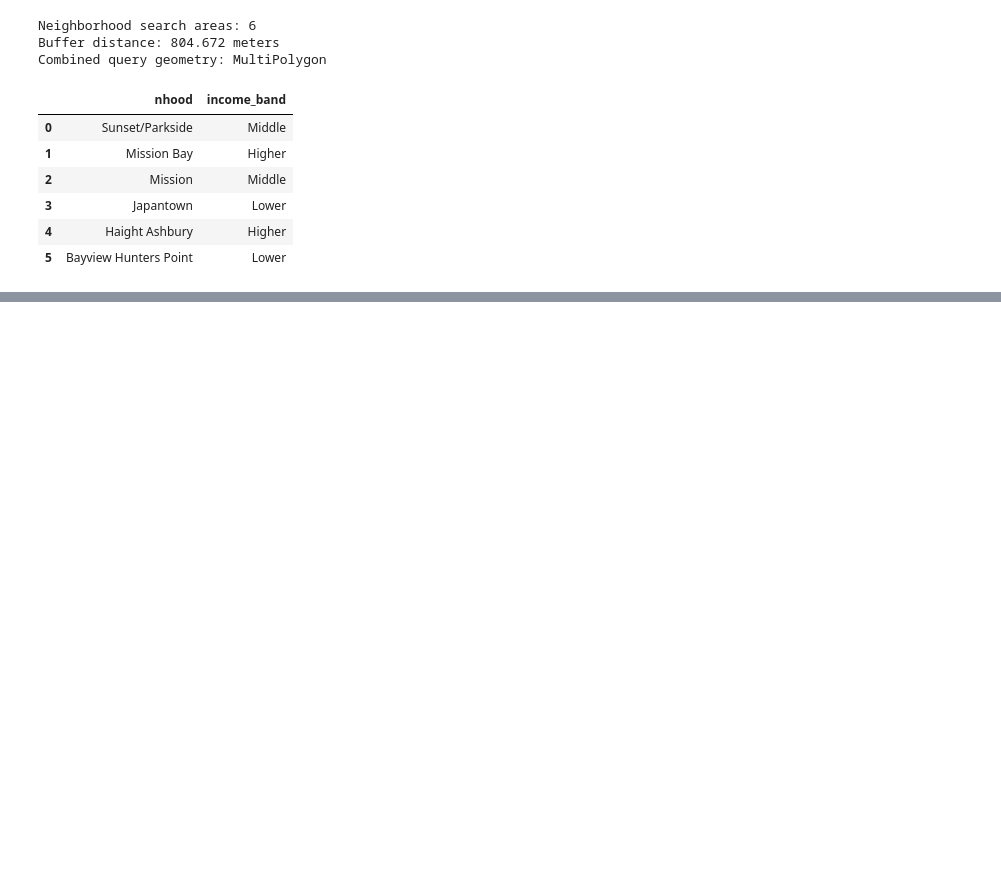
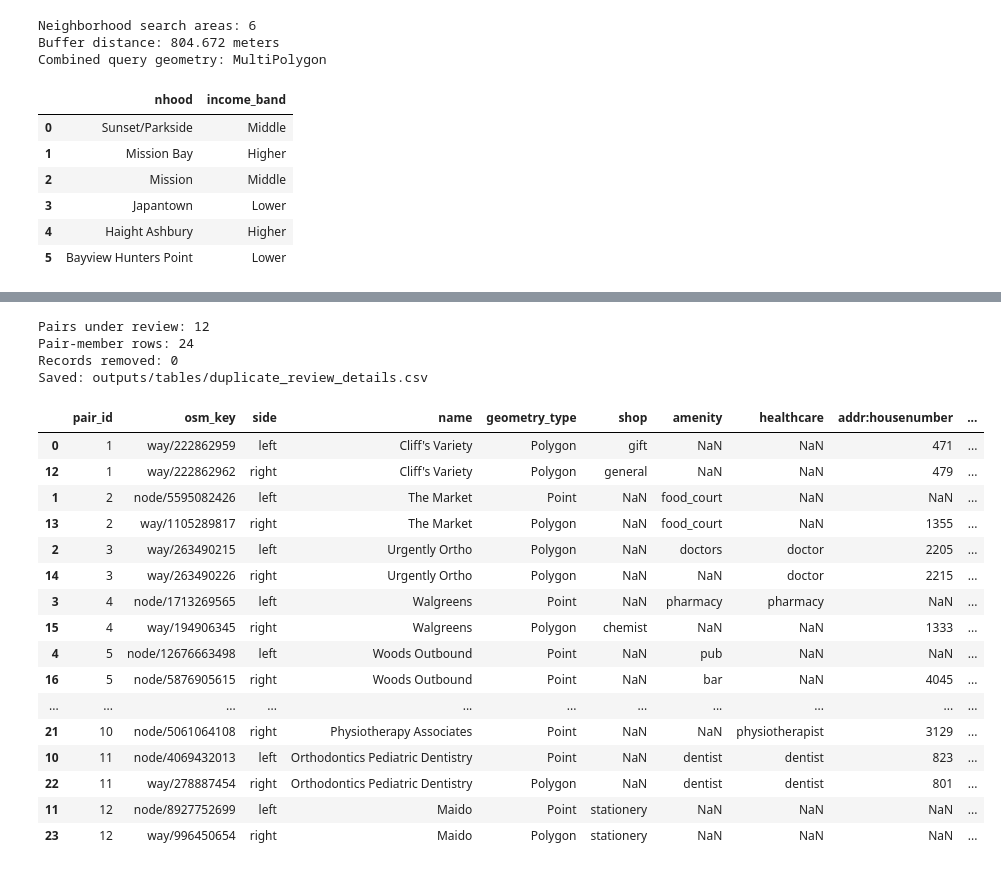
Before and after one commit to tarachou/cyplan-101-project, a Jupyter notebook: analysis.ipynb, the cells around one changed output, grey strips where cells are left out. Cells and saved outputs as stored; diff of their text form; code cells hidden in the pictures; blank space fills up the shorter version.

```diff
--- a/analysis.ipynb
+++ b/analysis.ipynb
@@ -1367,0 +2438,68 @@ Combined query geometry: MultiPolygon
+# %%
+# Assign a review number to each possible duplicate pair.
+pair_list = duplicate_candidate_pairs.copy()
+pair_list["pair_id"] = range(1, len(pair_list) + 1)
+
+# Put both members of each pair into a single review table.
+pair_members = pd.concat([
+    pair_list[["pair_id", "osm_key_left"]]
+        .rename(columns={"osm_key_left": "osm_key"})
+        .assign(side="left"),
+    pair_list[["pair_id", "osm_key_right"]]
+        .rename(columns={"osm_key_right": "osm_key"})
+        .assign(side="right")
+], ignore_index=True)
+
+review_columns = [
+    "osm_key", "name", "geometry_type",
+    "shop", "amenity", "healthcare",
+    "addr:housenumber", "addr:street", "addr:unit", "addr:full",
+    "phone", "contact:phone", "website", "contact:website",
+    "opening_hours"
+]
+
+# Preserve missing fields as missing rather than inferring their values.
+duplicate_review_details = pair_members.merge(
+    businesses_projected.reindex(columns=review_columns),
+    on="osm_key",
+    how="left",
+    validate="many_to_one"
+).sort_values(["pair_id", "side"])
+
+# Save complete details for documenting the eventual decisions.
+detail_file = Path("outputs/tables/duplicate_review_details.csv")
+duplicate_review_details.to_csv(detail_file, index=False)
+
+print("Pairs under review:", len(pair_list))
+print("Pair-member rows:", len(duplicate_review_details))
+print("Records removed: 0")
+print("Saved:", detail_file)
+
+with pd.option_context(
+    "display.max_rows", None,
+    "display.max_columns", None,
+    "display.max_colwidth", None
+):
+    display(duplicate_review_details)
+# %% [output]
+Pairs under review: 12
+Pair-member rows: 24
+Records removed: 0
+Saved: outputs/tables/duplicate_review_details.csv
+|  | pair_id | osm_key | side | name | geometry_type | shop | amenity | healthcare | addr:housenumber | ... |
+| 0 | 1 | way/222862959 | left | Cliff's Variety | Polygon | gift | NaN | NaN | 471 | ... |
+| 12 | 1 | way/222862962 | right | Cliff's Variety | Polygon | general | NaN | NaN | 479 | ... |
+| 1 | 2 | node/5595082426 | left | The Market | Point | NaN | food_court | NaN | NaN | ... |
+| 13 | 2 | way/1105289817 | right | The Market | Polygon | NaN | food_court | NaN | 1355 | ... |
+| 2 | 3 | way/263490215 | left | Urgently Ortho | Polygon | NaN | doctors | doctor | 2205 | ... |
+| 14 | 3 | way/263490226 | right | Urgently Ortho | Polygon | NaN | NaN | doctor | 2215 | ... |
+| 3 | 4 | node/1713269565 | left | Walgreens | Point | NaN | pharmacy | pharmacy | NaN | ... |
+| 15 | 4 | way/194906345 | right | Walgreens | Polygon | chemist | NaN | NaN | 1333 | ... |
+| 4 | 5 | node/12676663498 | left | Woods Outbound | Point | NaN | pub | NaN | NaN | ... |
+| 16 | 5 | node/5876905615 | right | Woods Outbound | Point | NaN | bar | NaN | 4045 | ... |
+| ... | ... | ... | ... | ... | ... | ... | ... | ... | ... | ... |
+| 21 | 10 | node/5061064108 | right | Physiotherapy Associates | Point | NaN | NaN | physiotherapist | 3129 | ... |
+| 10 | 11 | node/4069432013 | left | Orthodontics Pediatric Dentistry | Point | NaN | dentist | dentist | 823 | ... |
+| 22 | 11 | way/278887454 | right | Orthodontics Pediatric Dentistry | Polygon | NaN | dentist | dentist | 801 | ... |
+| 11 | 12 | node/8927752699 | left | Maido | Point | stationery | NaN | NaN | NaN | ... |
+| 23 | 12 | way/996450654 | right | Maido | Polygon | stationery | NaN | NaN | NaN | ... |
```
Also changed, not shown: parts of 43 cells of this notebook, 33 other files.
